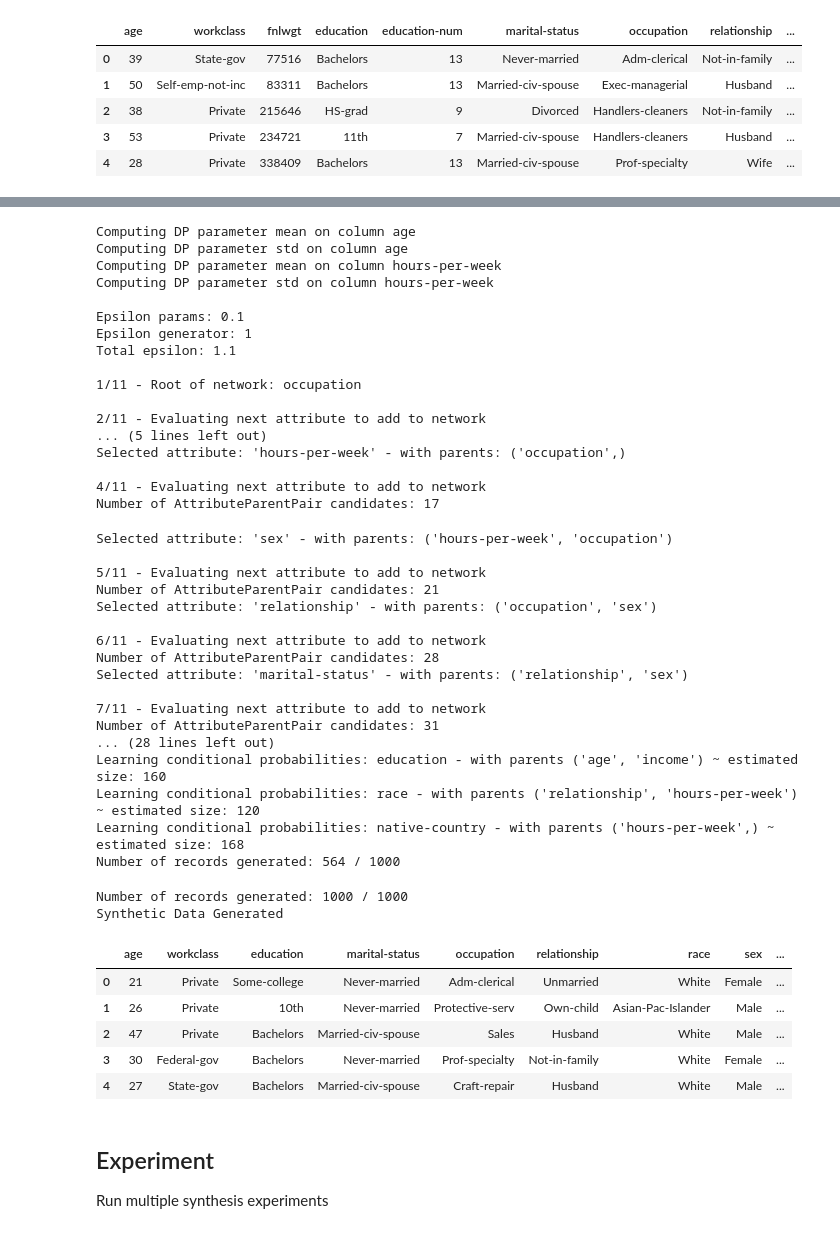
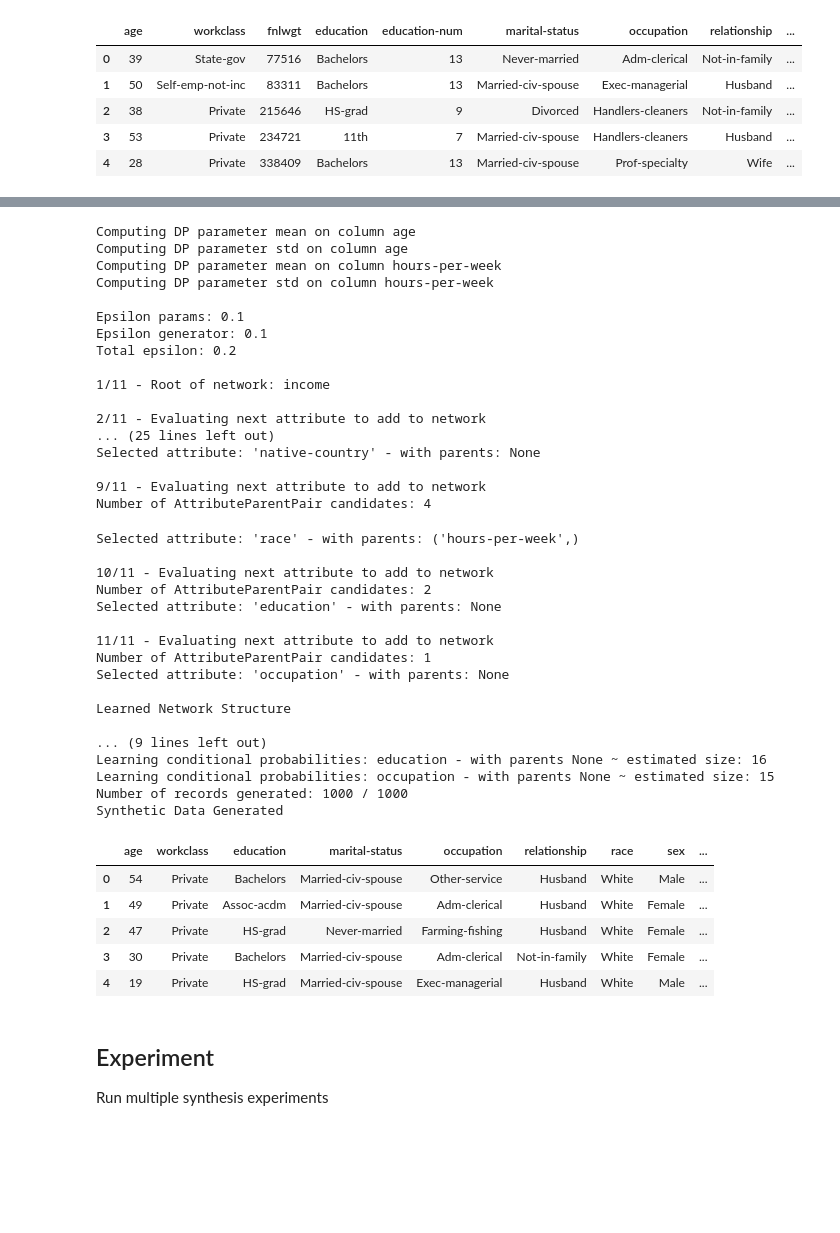
Before and after one commit to gsel9/crn-synth, a Jupyter notebook: examples/adult/000_generate_synthetic_data_adult.ipynb, the cells around one changed output, grey strips where cells are left out. Saved outputs shown, nothing was run; the diff lists cells and outputs as text; code cells hidden in the pictures; blank space fills up the shorter version.

```diff
--- a/examples/adult/000_generate_synthetic_data_adult.ipynb
+++ b/examples/adult/000_generate_synthetic_data_adult.ipynb
@@ -59,0 +59,10 @@ Advise you to look at the implementation of the AdultSynthPipe to see what steps
+# %%
+# define your generator - in this case the simple marginal generator
+generator = MarginalGenerator(epsilon=EPSILON)
+
+# train the generator on the input data
+generator.fit(df_adult)
+
+# generate synthetic data with a desired number of rows
+df_synth_marginal = generator.generate(n_records=1000)
+df_synth_marginal.head()
@@ -60,56 +103,54 @@ Advise you to look at the implementation of the AdultSynthPipe to see what steps
 # %%
 # create copy to retain original data format
 df = df_adult.copy()
 
-# prepare data
-generator = PrivBayes(epsilon=EPSILON)
-synth_pipe = AdultSynthPipe(generator=generator, test_size=0.2, generalize=True, target_column='income', random_state=RANDOM_STATE)
+# create a synthetic pipeline
+generator=PrivBayes(epsilon=0.1)
+synth_pipe = AdultSynthPipe(generator=generator, holdout_size=0.2, generalize=True, target_column='income', random_state=RANDOM_STATE)
 
-df_synth = synth_pipe.run(df, n_records=1000)
-df_synth.head()
+data_out = synth_pipe.run(df, n_records=1000)
+data_out['synth'].head()
 # %% [output]
 Computing DP parameter mean on column age
 Computing DP parameter std on column age
 Computing DP parameter mean on column hours-per-week
 Computing DP parameter std on column hours-per-week
 
 Epsilon params: 0.1
-Epsilon generator: 1
-Total epsilon: 1.1
+Epsilon generator: 0.1
+Total epsilon: 0.2
 
-1/11 - Root of network: occupation
+1/11 - Root of network: income
 
 2/11 - Evaluating next attribute to add to network
-... (5 lines left out)
-Selected attribute: 'hours-per-week' - with parents: ('occupation',)
+... (25 lines left out)
+Selected attribute: 'native-country' - with parents: None
 
-4/11 - Evaluating next attribute to add to network
-Number of AttributeParentPair candidates: 17
+9/11 - Evaluating next attribute to add to network
+Number of AttributeParentPair candidates: 4
-Selected attribute: 'sex' - with parents: ('hours-per-week', 'occupation')
+Selected attribute: 'race' - with parents: ('hours-per-week',)
 
-5/11 - Evaluating next attribute to add to network
-Number of AttributeParentPair candidates: 21
-Selected attribute: 'relationship' - with parents: ('occupation', 'sex')
+10/11 - Evaluating next attribute to add to network
+Number of AttributeParentPair candidates: 2
+Selected attribute: 'education' - with parents: None
 
-6/11 - Evaluating next attribute to add to network
-Number of AttributeParentPair candidates: 28
-Selected attribute: 'marital-status' - with parents: ('relationship', 'sex')
+11/11 - Evaluating next attribute to add to network
+Number of AttributeParentPair candidates: 1
+Selected attribute: 'occupation' - with parents: None
 
-7/11 - Evaluating next attribute to add to network
-Number of AttributeParentPair candidates: 31
-... (28 lines left out)
-Learning conditional probabilities: education - with parents ('age', 'income') ~ estimated size: 160
-Learning conditional probabilities: race - with parents ('relationship', 'hours-per-week') ~ estimated size: 120
-Learning conditional probabilities: native-country - with parents ('hours-per-week',) ~ estimated size: 168
-Number of records generated: 564 / 1000
+Learned Network Structure
+
+... (9 lines left out)
+Learning conditional probabilities: education - with parents None ~ estimated size: 16
+Learning conditional probabilities: occupation - with parents None ~ estimated size: 15
+Number of records generated: 1000 / 1000
+Synthetic Data Generated
-Number of records generated: 1000 / 1000
-Synthetic Data Generated
 |  | age | workclass | education | marital-status | occupation | relationship | race | sex | ... |
-| 0 | 21 | Private | Some-college | Never-married | Adm-clerical | Unmarried | White | Female | ... |
-| 1 | 26 | Private | 10th | Never-married | Protective-serv | Own-child | Asian-Pac-Islander | Male | ... |
-| 2 | 47 | Private | Bachelors | Married-civ-spouse | Sales | Husband | White | Male | ... |
-| 3 | 30 | Federal-gov | Bachelors | Never-married | Prof-specialty | Not-in-family | White | Female | ... |
-| 4 | 27 | State-gov | Bachelors | Married-civ-spouse | Craft-repair | Husband | White | Male | ... |
+| 0 | 54 | Private | Bachelors | Married-civ-spouse | Other-service | Husband | White | Male | ... |
+| 1 | 49 | Private | Assoc-acdm | Married-civ-spouse | Adm-clerical | Husband | White | Female | ... |
+| 2 | 47 | Private | HS-grad | Never-married | Farming-fishing | Husband | White | Female | ... |
+| 3 | 30 | Private | Bachelors | Married-civ-spouse | Adm-clerical | Not-in-family | White | Female | ... |
+| 4 | 19 | Private | HS-grad | Married-civ-spouse | Exec-managerial | Husband | White | Male | ... |
 # %% [markdown]
 ## Experiment
 Run multiple synthesis experiments
```
Also changed, not shown: parts of 13 cells of this notebook, 15 other files.
